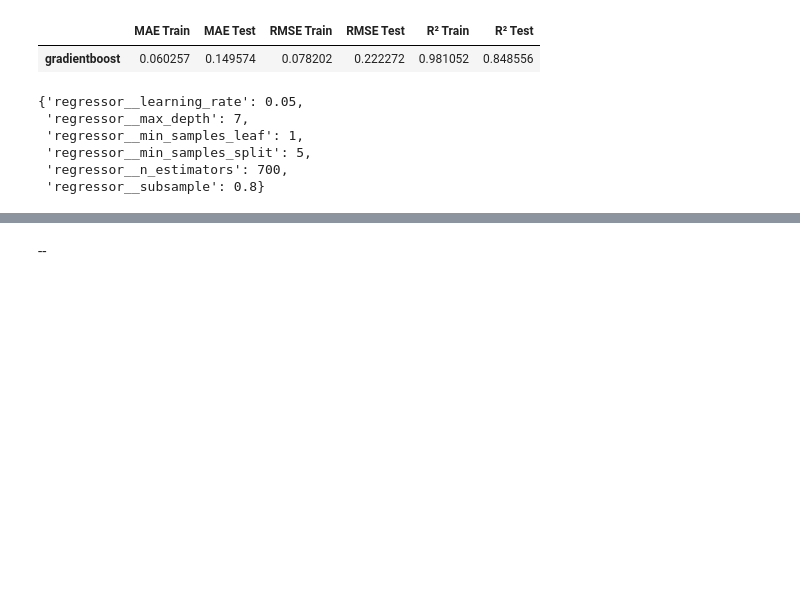
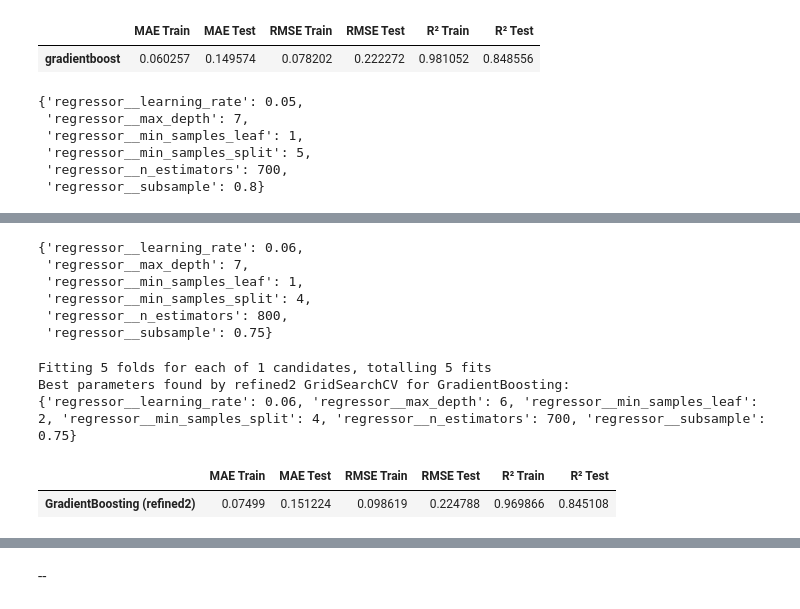
Before and after one commit to AdityaIKO/California-Housing-Price, a Jupyter notebook: data1.ipynb, the cells around one changed output, grey strips where cells are left out. Saved outputs shown, nothing was run; the diff lists cells and outputs as text; code cells hidden in the pictures; blank space fills up the shorter version.

```diff
--- a/data1.ipynb
+++ b/data1.ipynb
@@ -1291,0 +2169,56 @@ Fitting 5 folds for each of 486 candidates, totalling 2430 fits
+# %%
+grid_search_gradientboost_refined.best_params_
+# %% [output]
+{'regressor__learning_rate': 0.06,
+ 'regressor__max_depth': 7,
+ 'regressor__min_samples_leaf': 1,
+ 'regressor__min_samples_split': 4,
+ 'regressor__n_estimators': 800,
+ 'regressor__subsample': 0.75}
+# %%
+# refined2 parameter grid for GradientBoosting
+param_grid_gradientboost_refined2 = {
+    'regressor__n_estimators': [700],
+    'regressor__max_depth': [6],
+    'regressor__learning_rate': [0.06],
+    'regressor__subsample': [0.75],
+    'regressor__min_samples_split': [4],
+    'regressor__min_samples_leaf': [2]
+}
+
+# Create the pipeline for GradientBoosting with refined2 parameters
+pipeline_gradientboost_refined2 = Pipeline(steps=[
+    ('preprocessor', preprocessor),
+    ('regressor', GradientBoostingRegressor())
+])
+
+# Perform GridSearchCV with the refined2 parameter grid
+grid_search_gradientboost_refined2 = GridSearchCV(
+    estimator=pipeline_gradientboost_refined2,
+    param_grid=param_grid_gradientboost_refined2,
+    cv=5,  # 5-fold cross-validation
+    scoring='neg_mean_absolute_error',
+    n_jobs=-1,
+    verbose=1
+)
+
+# Fit the GridSearchCV with GradientBoosting using the refined2 grid
+grid_search_gradientboost_refined2.fit(X_train, y_train)
+
+# Print the best parameters found by GridSearchCV
+print("Best parameters found by refined2 GridSearchCV for GradientBoosting:")
+print(grid_search_gradientboost_refined2.best_params_)
+
+# Evaluate the best model from GridSearchCV
+best_gradientboost_model_refined2 = grid_search_gradientboost_refined2.best_estimator_
+results_gradientboost_refined2 = evaluate_model(best_gradientboost_model_refined2, X_train, y_train, X_test, y_test)
+
+# Display the results
+results_df_gradientboost_refined2 = pd.DataFrame([results_gradientboost_refined2], index=['GradientBoosting (refined2)'])
+results_df_gradientboost_refined2
+# %% [output]
+Fitting 5 folds for each of 1 candidates, totalling 5 fits
+Best parameters found by refined2 GridSearchCV for GradientBoosting:
+{'regressor__learning_rate': 0.06, 'regressor__max_depth': 6, 'regressor__min_samples_leaf': 2, 'regressor__min_samples_split': 4, 'regressor__n_estimators': 700, 'regressor__subsample': 0.75}
+|  | MAE Train | MAE Test | RMSE Train | RMSE Test | R² Train | R² Test |
+| GradientBoosting (refined2) | 0.07499 | 0.151224 | 0.098619 | 0.224788 | 0.969866 | 0.845108 |
```
Also changed, not shown: parts of 35 cells of this notebook.
